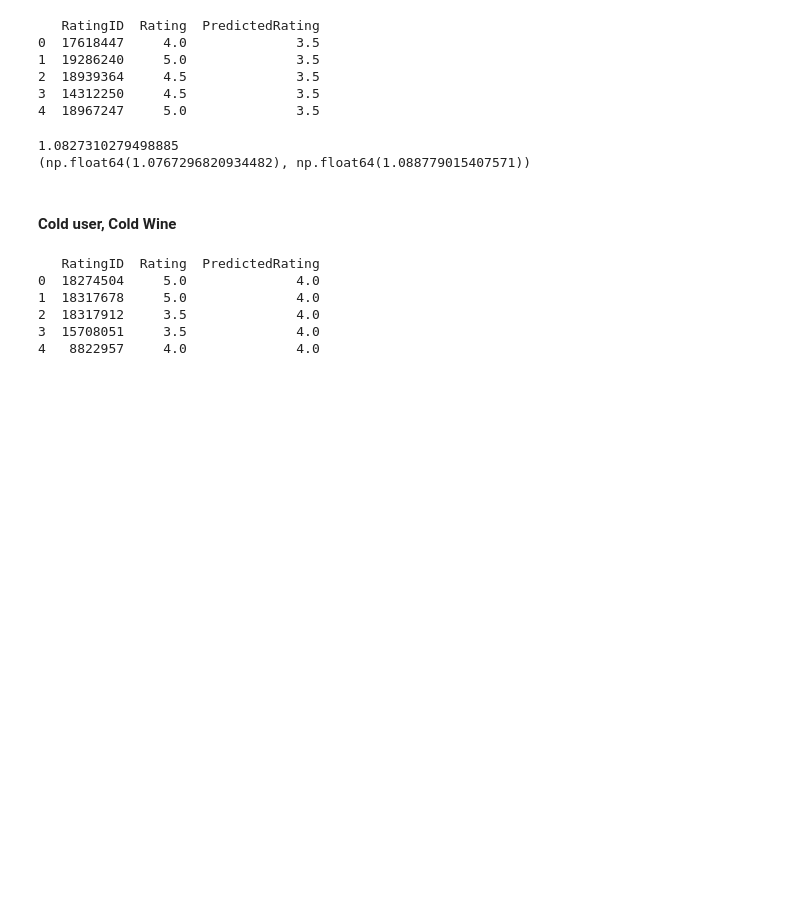
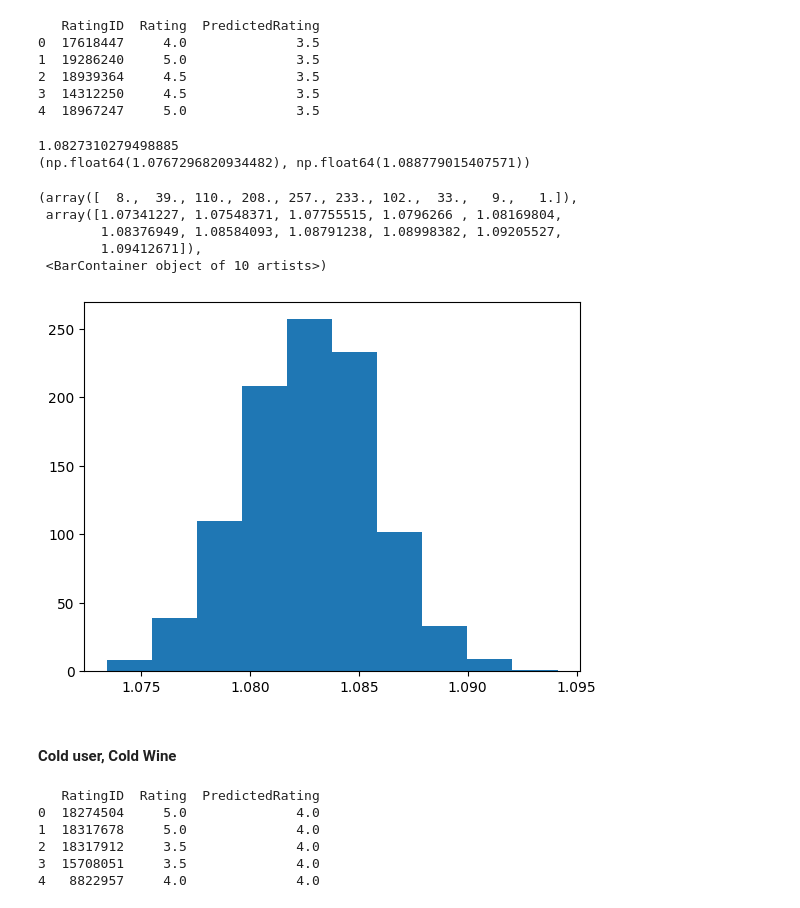
Before and after one commit to vincelemke99/Web-Mining, a Jupyter notebook: Evaluation/Evaluation.ipynb, the cells around one changed output. Saved outputs shown, nothing was run; the diff lists cells and outputs as text; code cells hidden in the pictures; blank space fills up the shorter version.

```diff
--- a/Evaluation/Evaluation.ipynb
+++ b/Evaluation/Evaluation.ipynb
@@ -129,6 +180,15 @@ print(results["ci"])
 4  18967247     5.0              3.5
 1.0827310279498885
 (np.float64(1.0767296820934482), np.float64(1.088779015407571))
+# %%
+plt.hist(results["rmse_distribution"])
+# %% [output]
+(array([  8.,  39., 110., 208., 257., 233., 102.,  33.,   9.,   1.]),
+ array([1.07341227, 1.07548371, 1.07755515, 1.0796266 , 1.08169804,
+        1.08376949, 1.08584093, 1.08791238, 1.08998382, 1.09205527,
+        1.09412671]),
+ <BarContainer object of 10 artists>)
+[figure, added]
 # %% [markdown]
 #### Cold user, Cold Wine
 # %%
```
Also changed, not shown: parts of 44 cells of this notebook, 1 other file.
